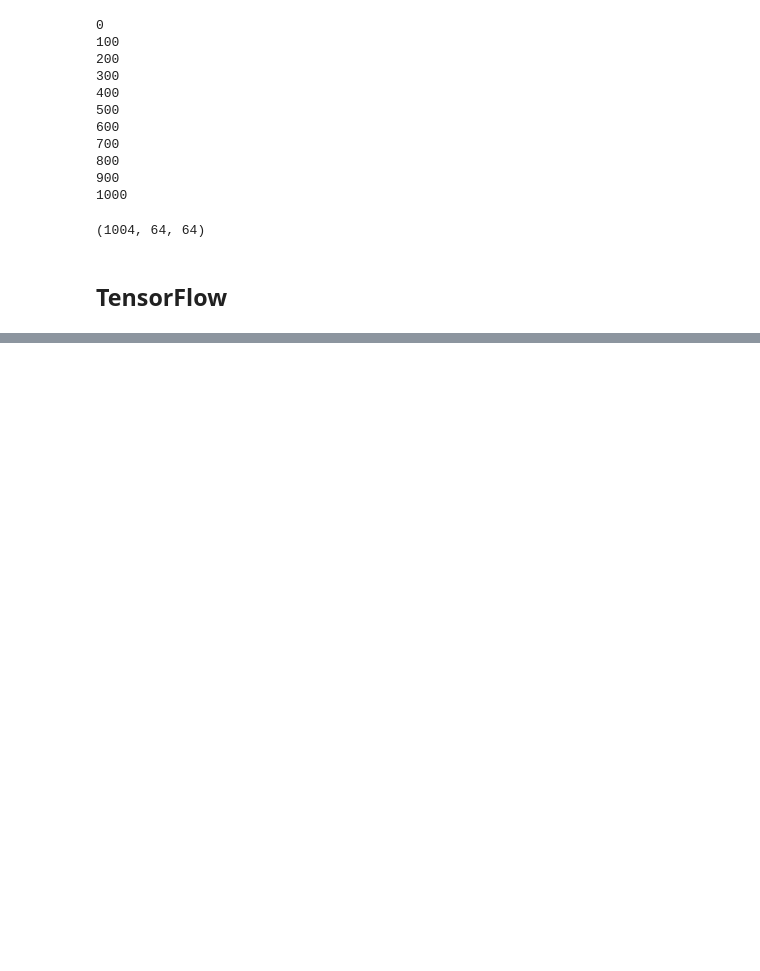
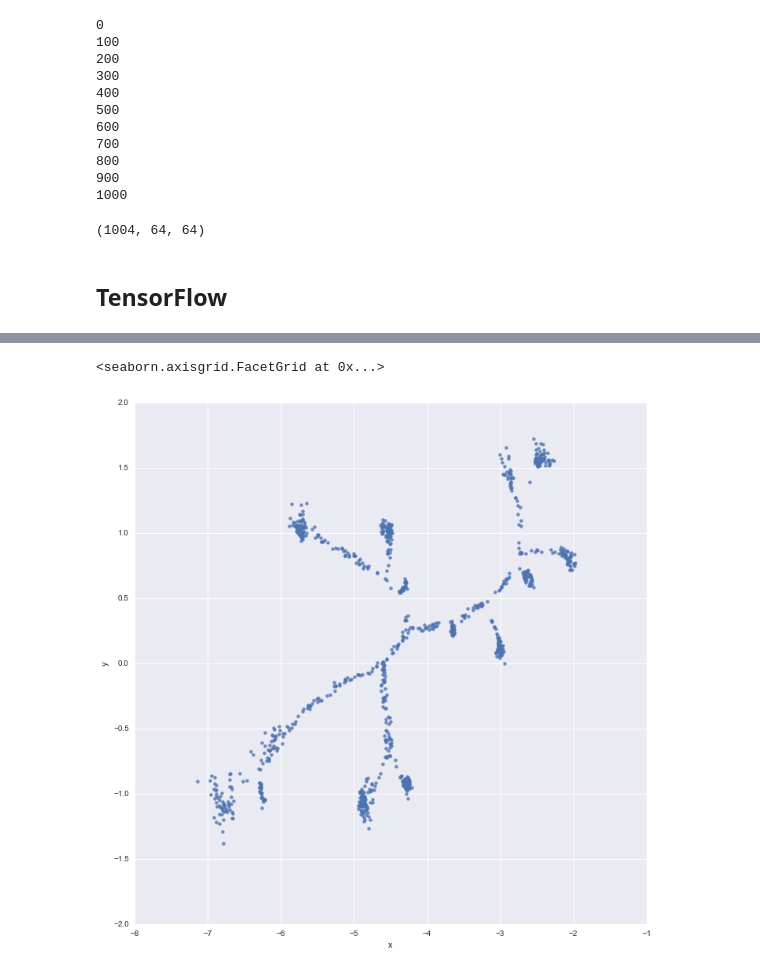
Before and after one commit to bdo311/pineapples, a Jupyter notebook: code/autoencode_pineapples.ipynb, the cells around one changed output, grey strips where cells are left out. Drawn from its saved outputs; the diff is of its cells as text; code cells hidden in the pictures; blank space fills up the shorter version.

```diff
--- a/code/autoencode_pineapples.ipynb
+++ b/code/autoencode_pineapples.ipynb
@@ -321,0 +415,4 @@ print(recon.shape)
+# %%
+graph_points = pd.read_csv("../data/graph_points.csv", header=None)
+graph_points.columns = ["x", "y"]
+graph_points.head()
@@ -321,0 +440,5 @@ print(recon.shape)
+# %%
+sns.lmplot("x", "y", data=graph_points, fit_reg=False, size=10)
+# %% [output]
+<seaborn.axisgrid.FacetGrid at 0x...>
+[figure, added]
```
Also changed, not shown: parts of 25 cells of this notebook, 11 other files.
